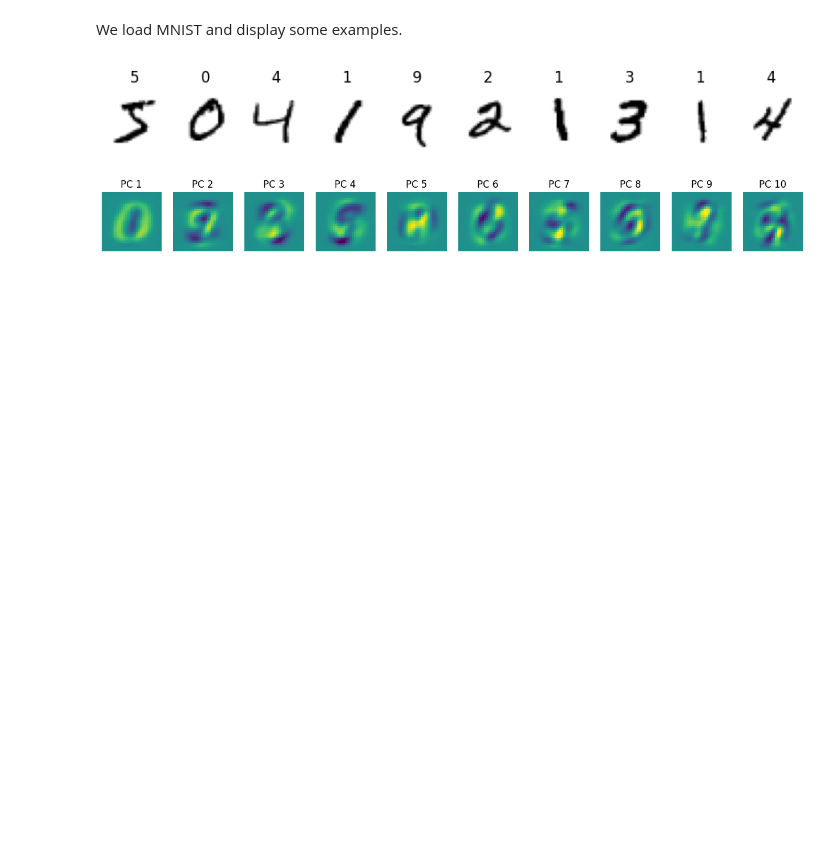
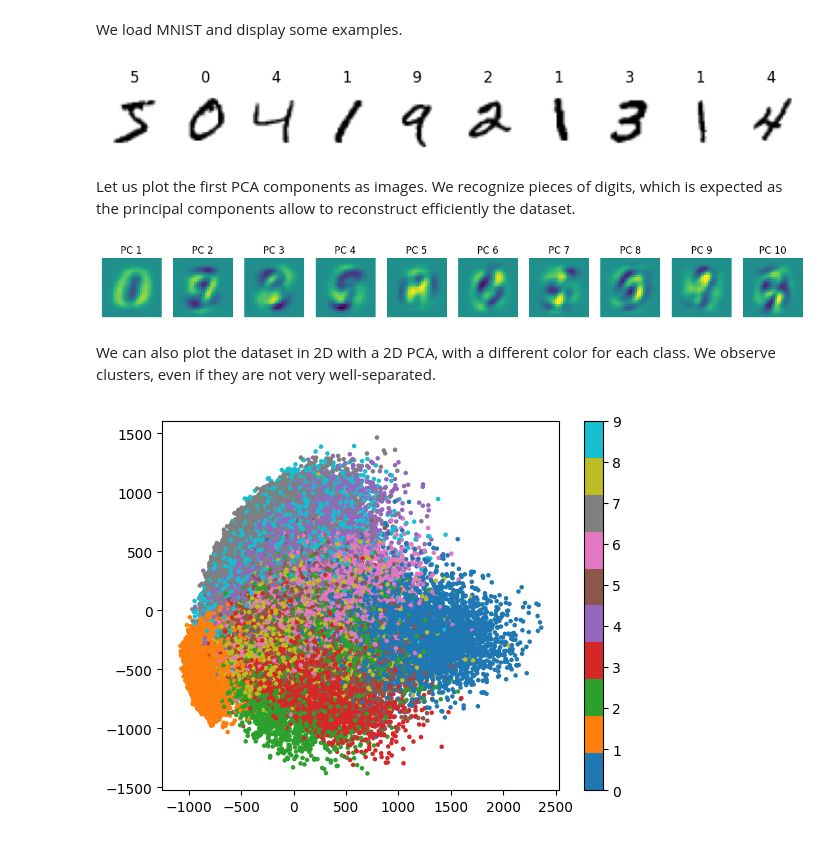
Before and after one commit to vcastin/teaching, a Jupyter notebook: TP_6_bis.ipynb, the cells around one changed output. Saved outputs shown, nothing was run; the diff lists cells and outputs as text; code cells hidden in the pictures; blank space fills up the shorter version.

```diff
--- a/TP_6_bis.ipynb
+++ b/TP_6_bis.ipynb
@@ -29,6 +29,8 @@ for i in range(10):
 plt.show()
 # %% [output]
 [figure]
+# %% [markdown]
+Let us plot the first PCA components as images. We recognize pieces of digits, which is expected as the principal components allow to reconstruct efficiently the dataset.
 # %%
 n_components = 10
 pca = PCA(n_components=n_components)
@@ -44,3 +46,17 @@ for i in range(n_components):
     axes.append(ax_)
 # %% [output]
 [figure]
+# %% [markdown]
+We can also plot the dataset in 2D with a 2D PCA, with a different color for each class. We observe clusters, even if they are not very well-separated.
+# %%
+# plot PCA of images in 2D
+n_components = 2
+pca = PCA(n_components=n_components)
+pca.fit(images.reshape(-1, 28 * 28))
+X = pca.transform(images.reshape(-1, 28 * 28))
+plt.figure()
+plt.scatter(X[:, 0], X[:, 1], c=labels, cmap=cm.tab10, s=5)
+plt.colorbar()
+plt.show()
+# %% [output]
+[figure, added]
```
Also changed, not shown: parts of 7 cells of this notebook, 1 other file.
